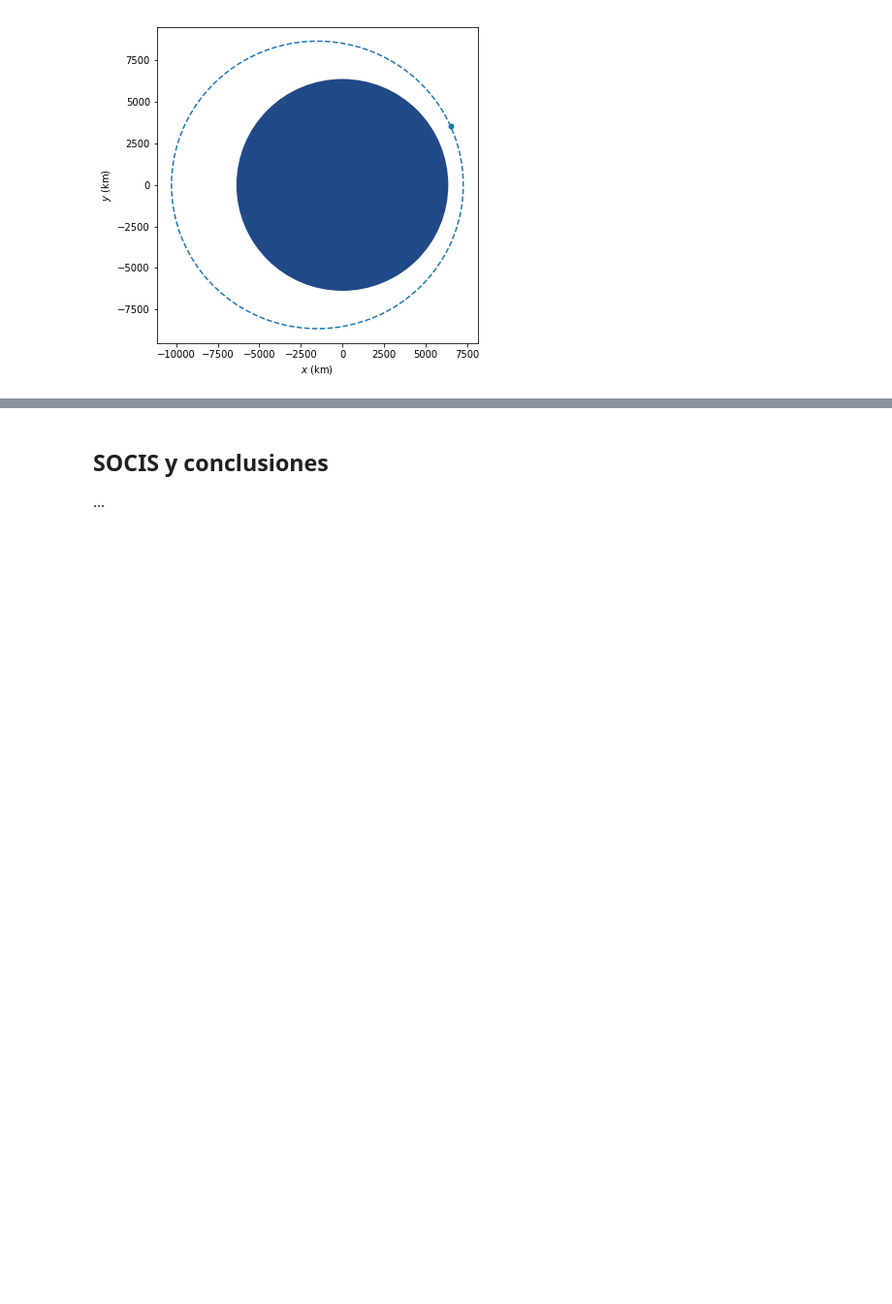
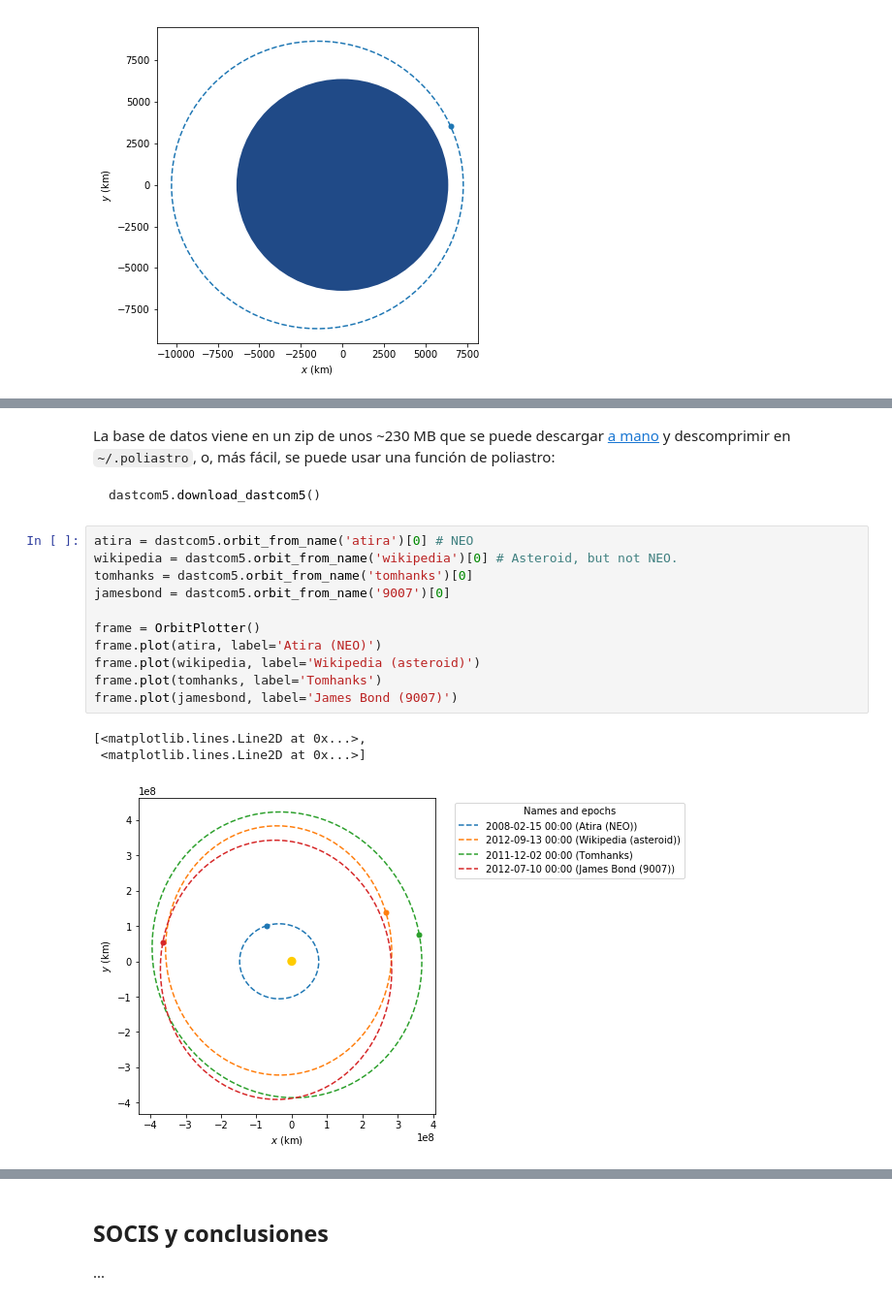
Before and after one commit to poliastro/pycones2017-talk, a Jupyter notebook: ¡Atrapa ese asteroide con poliastro!.ipynb, the cells around one changed output, grey strips where cells are left out. Shown at 97% size. Drawn from its saved outputs; the diff is of its cells as text; blank space fills up the shorter version.

````diff
--- a/¡Atrapa ese asteroide con poliastro!.ipynb
+++ b/¡Atrapa ese asteroide con poliastro!.ipynb
@@ -80,0 +153,20 @@ plot(ss);
+# %% [markdown]
+La base de datos viene en un zip de unos ~230 MB que se puede descargar [a mano](ftp://ssd.jpl.nasa.gov/pub/ssd/dastcom5.zip) y descomprimir en `~/.poliastro`, o, más fácil, se puede usar una función de poliastro:
+```Python
+dastcom5.download_dastcom5()
+```
+# %%
+atira = dastcom5.orbit_from_name('atira')[0] # NEO
+wikipedia = dastcom5.orbit_from_name('wikipedia')[0] # Asteroid, but not NEO.
+tomhanks = dastcom5.orbit_from_name('tomhanks')[0]
+jamesbond = dastcom5.orbit_from_name('9007')[0]
+
+frame = OrbitPlotter()
+frame.plot(atira, label='Atira (NEO)')
+frame.plot(wikipedia, label='Wikipedia (asteroid)')
+frame.plot(tomhanks, label='Tomhanks')
+frame.plot(jamesbond, label='James Bond (9007)')
+# %% [output]
+[<matplotlib.lines.Line2D at 0x...>,
+ <matplotlib.lines.Line2D at 0x...>]
+[figure, added]
````
Also changed, not shown: parts of 21 cells of this notebook, 5 other files.
